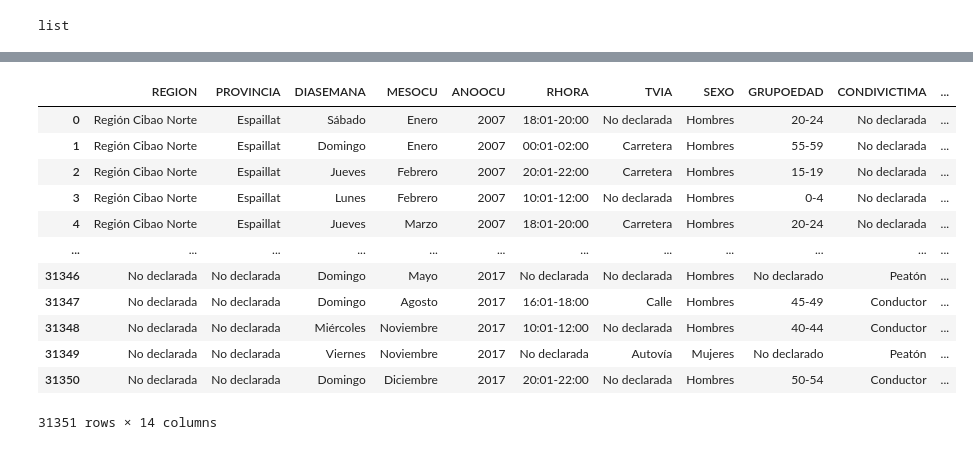
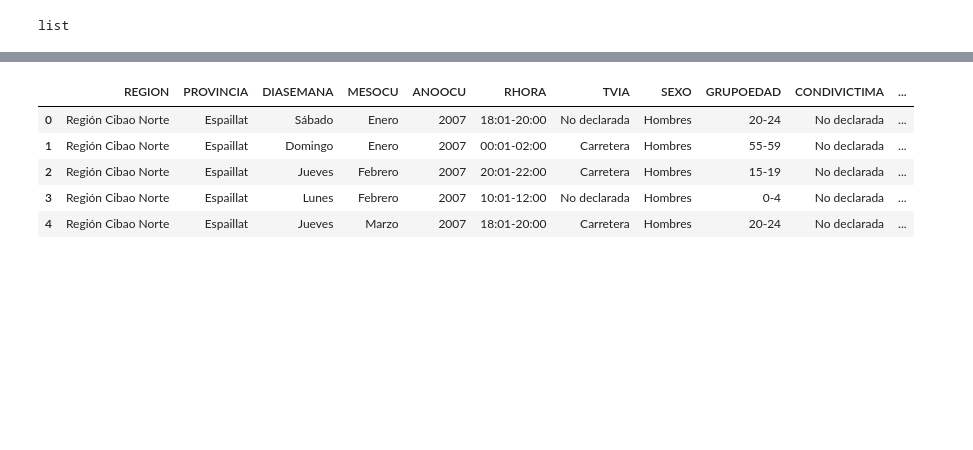
Before and after one commit to ngcarvajall/Accidentes_mortales_RD, a Jupyter notebook: Notebooks/Defunciones.ipynb, the cells around one changed output, grey strips where cells are left out. Drawn from its saved outputs; the diff is of its cells as text; code cells hidden in the pictures; blank space fills up the shorter version.

```diff
--- a/Notebooks/Defunciones.ipynb
+++ b/Notebooks/Defunciones.ipynb
@@ -96,7 +93,7 @@ except:
 # %% [markdown]
 ### Tabla principal
 # %%
-df_principal = pd.read_csv('C:\\Users\\DELL\\Downloads\\BD_MUERTES_ACCIDENTES_2007-2023.csv')
+df_principal = pd.read_csv('C:\\Users\\DELL\\Downloads\\BD_MUERTES_ACCIDENTES_2007-2023.csv', sep=';')
 # %% [markdown]
 ### Definir lo que significa cada columna
 
@@ -444,18 +425,11 @@ mapeo_filtrado = {k: v for k, v in mapeo_dias.items() if k in valores_presentes}
 # Aplicar el mapeo solo con los valores presentes
 df_llena['MEDIOTRANS'] = df_llena['MEDIOTRANS'].map(mapeo_filtrado)
 # %%
-df_llena
+df_llena.head()
 # %% [output]
 |  | REGION | PROVINCIA | DIASEMANA | MESOCU | ANOOCU | RHORA | TVIA | SEXO | GRUPOEDAD | CONDIVICTIMA | ... |
 | 0 | Región Cibao Norte | Espaillat | Sábado | Enero | 2007 | 18:01-20:00 | No declarada | Hombres | 20-24 | No declarada | ... |
 | 1 | Región Cibao Norte | Espaillat | Domingo | Enero | 2007 | 00:01-02:00 | Carretera | Hombres | 55-59 | No declarada | ... |
 | 2 | Región Cibao Norte | Espaillat | Jueves | Febrero | 2007 | 20:01-22:00 | Carretera | Hombres | 15-19 | No declarada | ... |
 | 3 | Región Cibao Norte | Espaillat | Lunes | Febrero | 2007 | 10:01-12:00 | No declarada | Hombres | 0-4 | No declarada | ... |
 | 4 | Región Cibao Norte | Espaillat | Jueves | Marzo | 2007 | 18:01-20:00 | Carretera | Hombres | 20-24 | No declarada | ... |
-| ... | ... | ... | ... | ... | ... | ... | ... | ... | ... | ... | ... |
-| 31346 | No declarada | No declarada | Domingo | Mayo | 2017 | No declarada | No declarada | Hombres | No declarado | Peatón | ... |
-| 31347 | No declarada | No declarada | Domingo | Agosto | 2017 | 16:01-18:00 | Calle | Hombres | 45-49 | Conductor | ... |
-| 31348 | No declarada | No declarada | Miércoles | Noviembre | 2017 | 10:01-12:00 | No declarada | Hombres | 40-44 | Conductor | ... |
-| 31349 | No declarada | No declarada | Viernes | Noviembre | 2017 | No declarada | Autovía | Mujeres | No declarado | Peatón | ... |
-| 31350 | No declarada | No declarada | Domingo | Diciembre | 2017 | 20:01-22:00 | No declarada | Hombres | 50-54 | Conductor | ... |
-31351 rows × 14 columns
```
Also changed, not shown: parts of 5 cells of this notebook, 3 other files.
